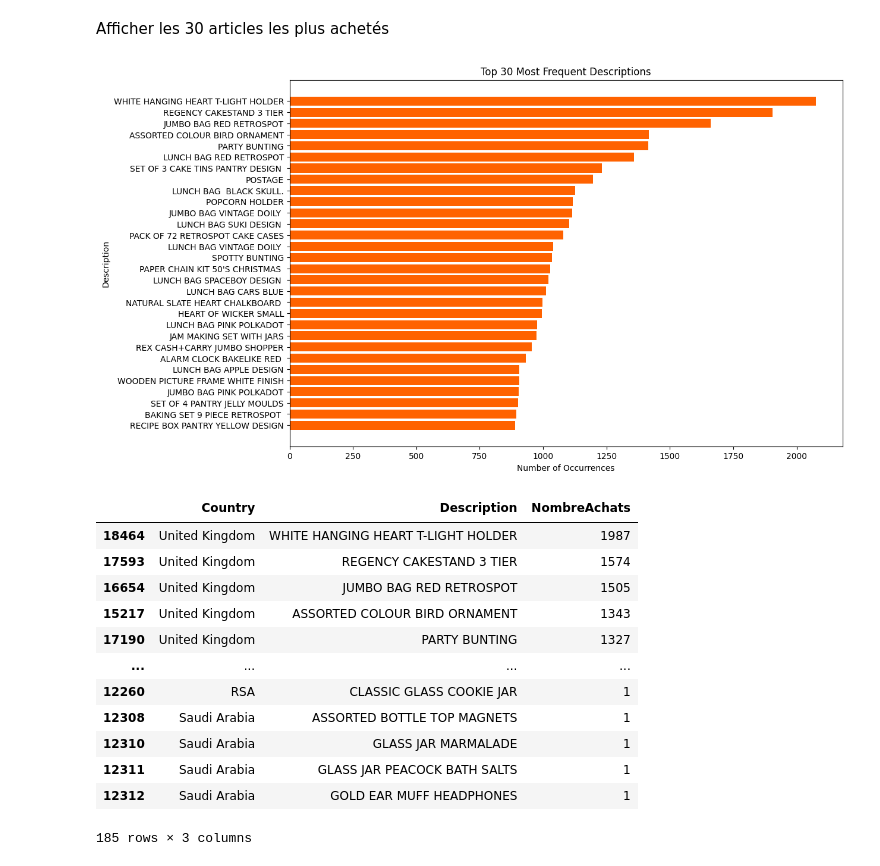
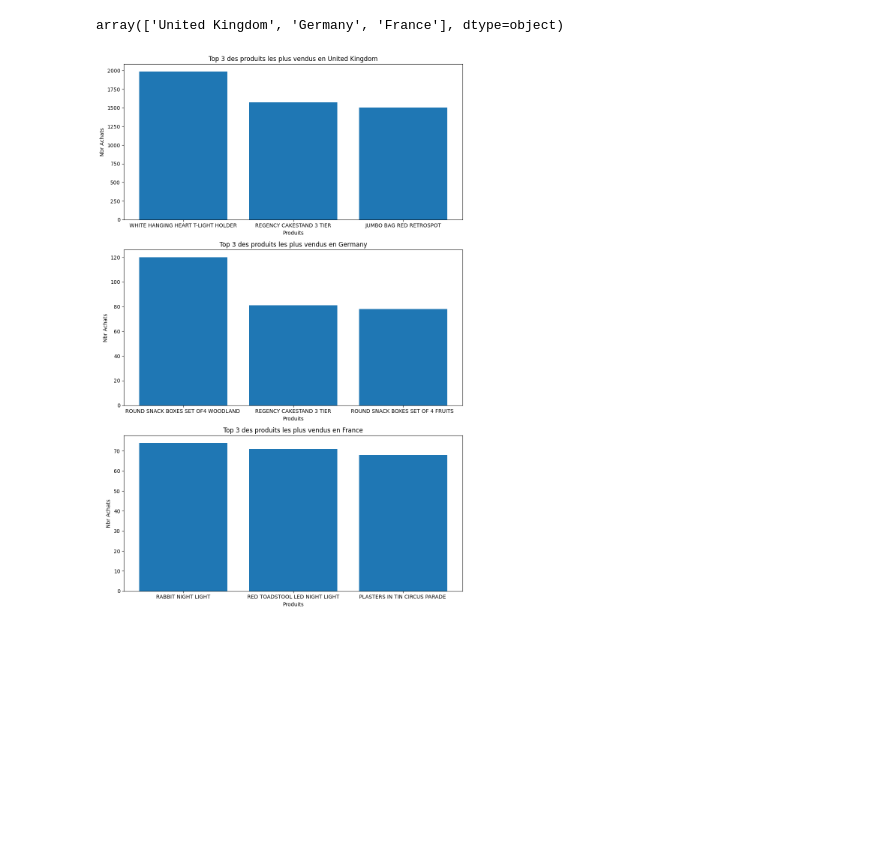
Before and after one commit to AchourSimoud/Projet_data_mining, a Jupyter notebook: projet_DM.ipynb, the cells around one changed output. Cells and saved outputs as stored; diff of their text form; code cells hidden in the pictures; blank space fills up the shorter version.

Commit message:
commite avec le rapport

```diff
--- a/projet_DM.ipynb
+++ b/projet_DM.ipynb
@@ -39,18 +30 @@ duplicates = Description_frequente.duplicated(subset='Description', keep=False)
-# %% [markdown]
-Afficher les 30 articles les plus achetés
-# %%
-des_count=df['Description'].value_counts()
-top_30_descriptions=des_count[:30]
-plt.figure(figsize=(12,8))
-plt.barh(top_30_descriptions.index[::-1], top_30_descriptions.values[::-1], color='#ff6200')
-
-# Adding labels and title
-plt.xlabel('Number of Occurrences')
-plt.ylabel('Description')
-plt.title('Top 30 Most Frequent Descriptions')
-
-# Show the plot
-plt.show()
-# %% [output]
-[figure, removed]
 # %%
@@ -58,20 +32,25 @@ plt.show()
 df=df[~df['StockCode'].str.match(r'^[A-Za-z]')]
 # %%
+# trouver les 3 pays avec le plus d'achats ainsi que les 3 produits les plus achetés par pays
 top_products_by_country = df.groupby(['Country', 'Description']).size().reset_index(name='NombreAchats')
 top_products_by_country = top_products_by_country.sort_values(['NombreAchats'], ascending=[False])
-top_3_products_by_country = top_products_by_country.groupby('Country')
-top_3_products_by_country.head()
+top_3_products_by_country = top_products_by_country.groupby('Country').apply(lambda x: x.head(3))
+sorted_df=top_3_products_by_country.sort_values(['NombreAchats'], ascending=False)
+pd.unique(sorted_df['Country'])[0:3]
 # %% [output]
-|  | Country | Description | NombreAchats |
-| 18464 | United Kingdom | WHITE HANGING HEART T-LIGHT HOLDER | 1987 |
-| 17593 | United Kingdom | REGENCY CAKESTAND 3 TIER | 1574 |
-| 16654 | United Kingdom | JUMBO BAG RED RETROSPOT | 1505 |
-| 15217 | United Kingdom | ASSORTED COLOUR BIRD ORNAMENT | 1343 |
-| 17190 | United Kingdom | PARTY BUNTING | 1327 |
-| ... | ... | ... | ... |
-| 12260 | RSA | CLASSIC GLASS COOKIE JAR | 1 |
-| 12308 | Saudi Arabia | ASSORTED BOTTLE TOP MAGNETS | 1 |
-| 12310 | Saudi Arabia | GLASS JAR MARMALADE | 1 |
-| 12311 | Saudi Arabia | GLASS JAR PEACOCK BATH SALTS | 1 |
-| 12312 | Saudi Arabia | GOLD EAR MUFF HEADPHONES | 1 |
-185 rows × 3 columns
+array(['United Kingdom', 'Germany', 'France'], dtype=object)
+# %%
+fig, ax = plt.subplots(3, figsize=(10, 15))  # Adjust the figure size as needed
+
+unique_countries = pd.unique(sorted_df['Country'])[0:3]
+
+for i, country in enumerate(unique_countries):
+    country_data = sorted_df[sorted_df['Country'] == country]
+    ax[i].bar(country_data['Description'], country_data['NombreAchats'])
+    ax[i].set_title(f'Top 3 des produits les plus vendus en {country}')
+    ax[i].set(xlabel='Produits', ylabel='Nbr Achats')
+
+plt.tight_layout()
+plt.show()
+# %% [output]
+[figure, added]
```
Also changed, not shown: parts of 20 cells of this notebook, 2 other files.
